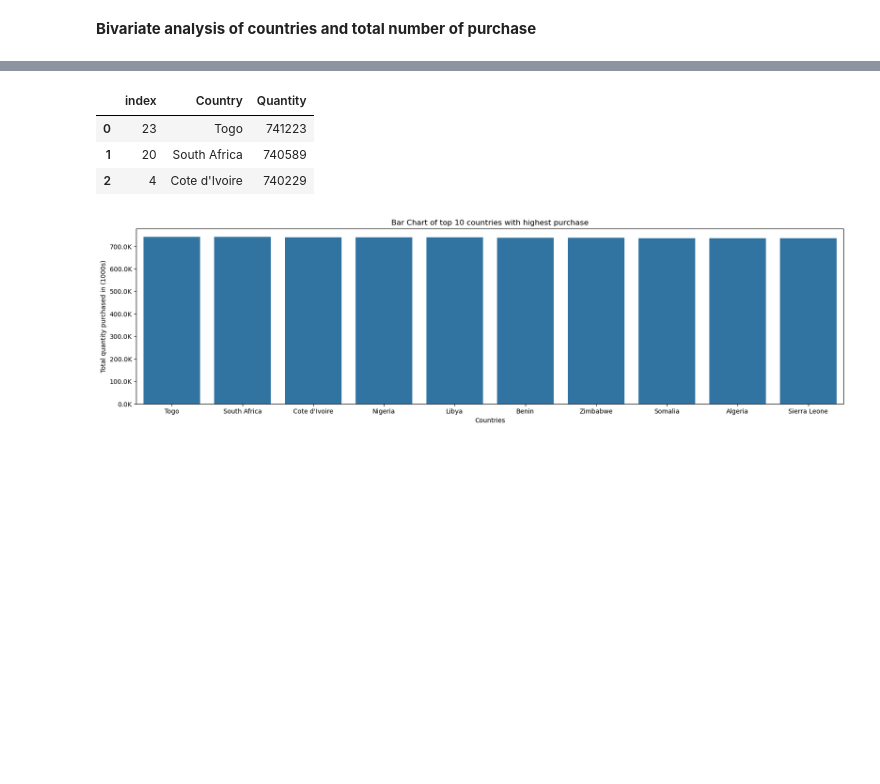
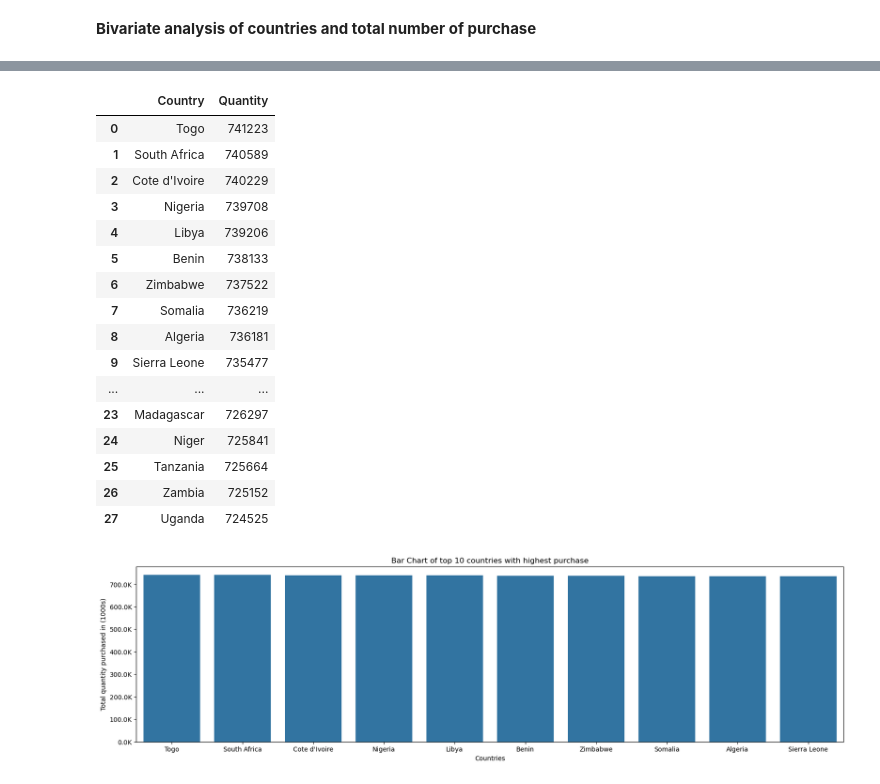
Before and after one commit to BamiseOmolaso/Amdari-Project-1-Cohort-Analysis, a Jupyter notebook: cohort_analysis_solution.ipynb, the cells around one changed output, grey strips where cells are left out. Saved outputs shown, nothing was run; the diff lists cells and outputs as text; code cells hidden in the pictures; blank space fills up the shorter version.

```diff
--- a/cohort_analysis_solution.ipynb
+++ b/cohort_analysis_solution.ipynb
@@ -109,6 +136,6 @@ Country             0
 dtype: int64
 # %%
 # Drop missing columm
-df.dropna(inplace = True)
+df = df.dropna().reset_index(drop=True)
 
 #we can only track the activities of customers that are known (those with customerID)
@@ -123,13 +191,26 @@ df["InvoiceDate"] = pd.to_datetime(df["InvoiceDate"])
 # %%
 quantity_per_country = df.groupby(["Country"])["Quantity"].sum().reset_index()
-quantity_per_country = quantity_per_country.sort_values("Quantity", ascending = False).reset_index()
+quantity_per_country = quantity_per_country.sort_values("Quantity", ascending = False).reset_index(drop=True)
 # %%
-quantity_per_country.head(3)
+quantity_per_country
 # %% [output]
-|  | index | Country | Quantity |
-| 0 | 23 | Togo | 741223 |
-| 1 | 20 | South Africa | 740589 |
-| 2 | 4 | Cote d'Ivoire | 740229 |
+|  | Country | Quantity |
+| 0 | Togo | 741223 |
+| 1 | South Africa | 740589 |
+| 2 | Cote d'Ivoire | 740229 |
+| 3 | Nigeria | 739708 |
+| 4 | Libya | 739206 |
+| 5 | Benin | 738133 |
+| 6 | Zimbabwe | 737522 |
+| 7 | Somalia | 736219 |
+| 8 | Algeria | 736181 |
+| 9 | Sierra Leone | 735477 |
+| ... | ... | ... |
+| 23 | Madagascar | 726297 |
+| 24 | Niger | 725841 |
+| 25 | Tanzania | 725664 |
+| 26 | Zambia | 725152 |
+| 27 | Uganda | 724525 |
 # %%
 # Draw a plot of top 10 countries with highest number of quantity purchase
 top_10_countries = quantity_per_country.head(10)
```
Also changed, not shown: parts of 39 cells of this notebook.
